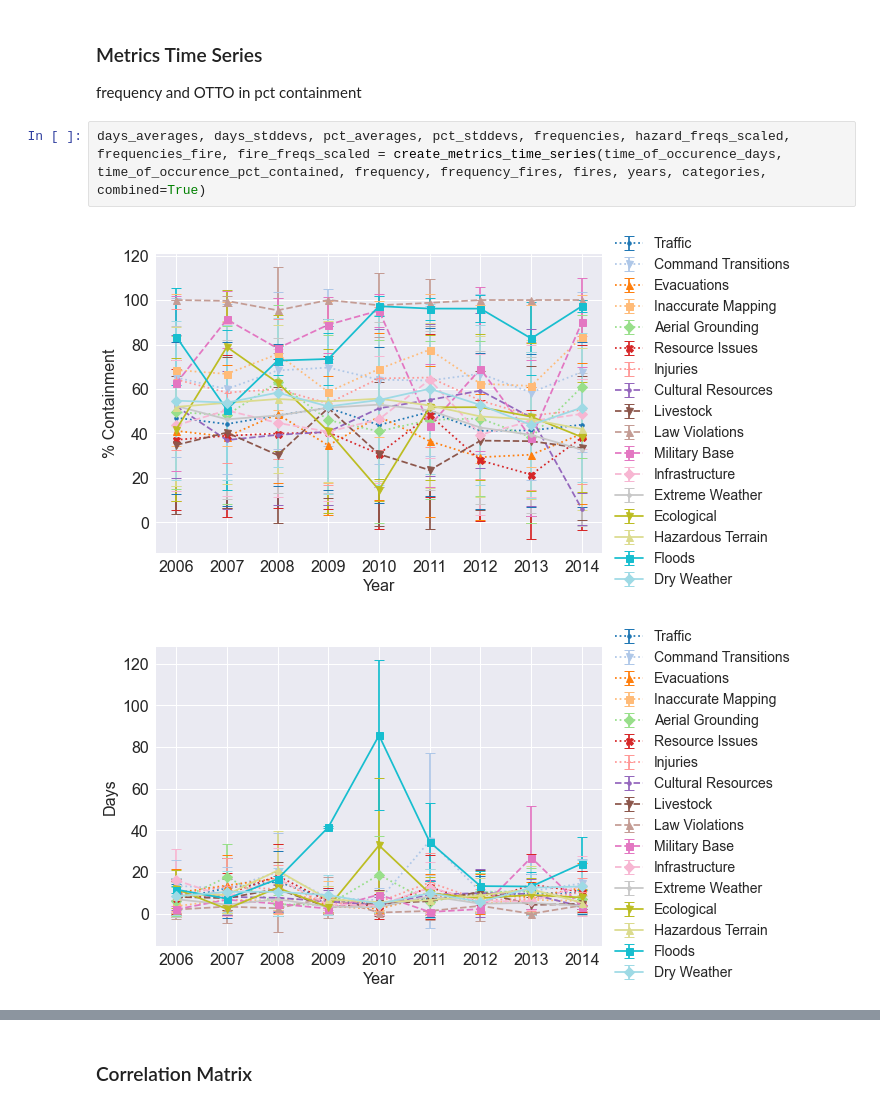
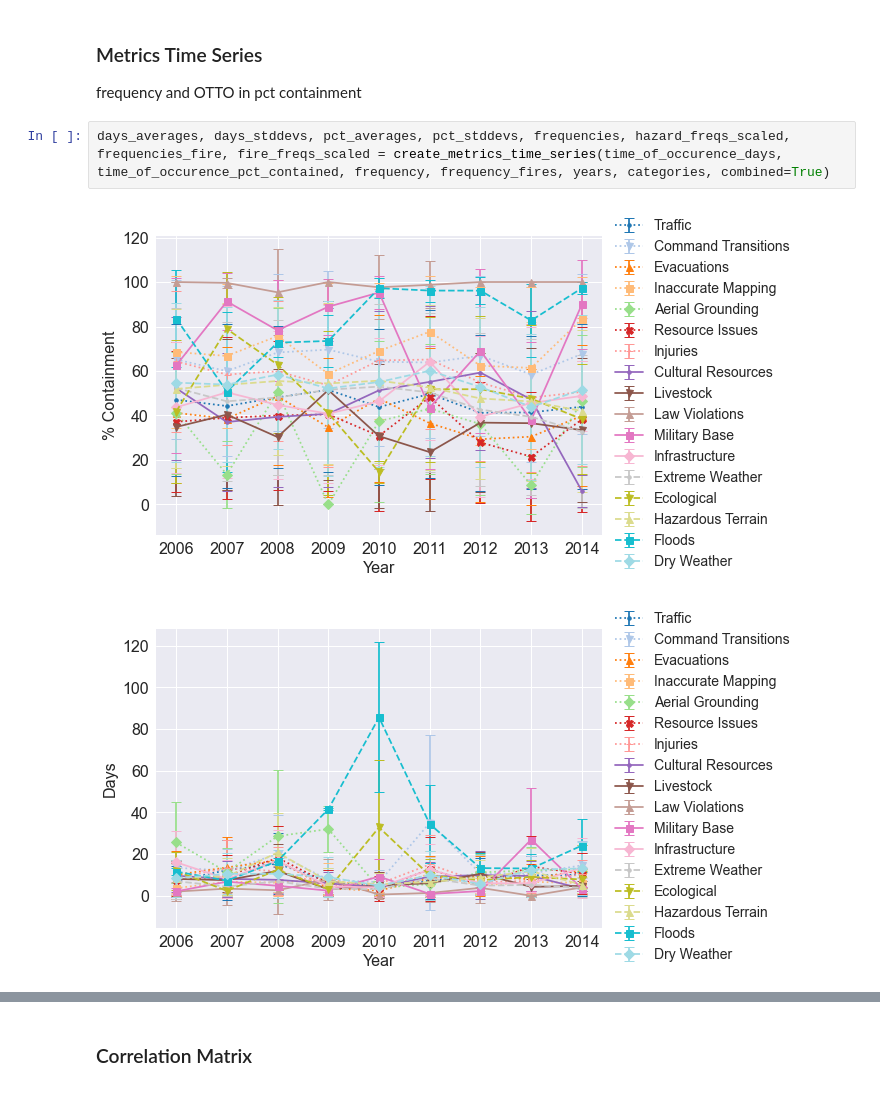
Before and after one commit to nasa/mika, a Jupyter notebook: notebooks/ICS quantitative analysis.ipynb, the cells around one changed output, grey strips where cells are left out. Cells and saved outputs as stored; diff of their text form.

```diff
--- a/notebooks/ICS quantitative analysis.ipynb
+++ b/notebooks/ICS quantitative analysis.ipynb
@@ -494,7 +494,7 @@ display(pd.DataFrame(table_data))
 ### Metrics Time Series
 frequency and OTTO in pct containment
 # %%
-days_averages, days_stddevs, pct_averages, pct_stddevs, frequencies, hazard_freqs_scaled, frequencies_fire, fire_freqs_scaled = create_metrics_time_series(time_of_occurence_days, time_of_occurence_pct_contained, frequency, frequency_fires, fires, years, categories, combined=True)
+days_averages, days_stddevs, pct_averages, pct_stddevs, frequencies, hazard_freqs_scaled, frequencies_fire, fire_freqs_scaled = create_metrics_time_series(time_of_occurence_days, time_of_occurence_pct_contained, frequency, frequency_fires, years, categories, combined=True)
 # %% [output]
-[figure, old version]
+[figure, new version]
-[figure, old version]
+[figure, new version]
```
Also changed, not shown: parts of 18 cells of this notebook, 3 other files.
